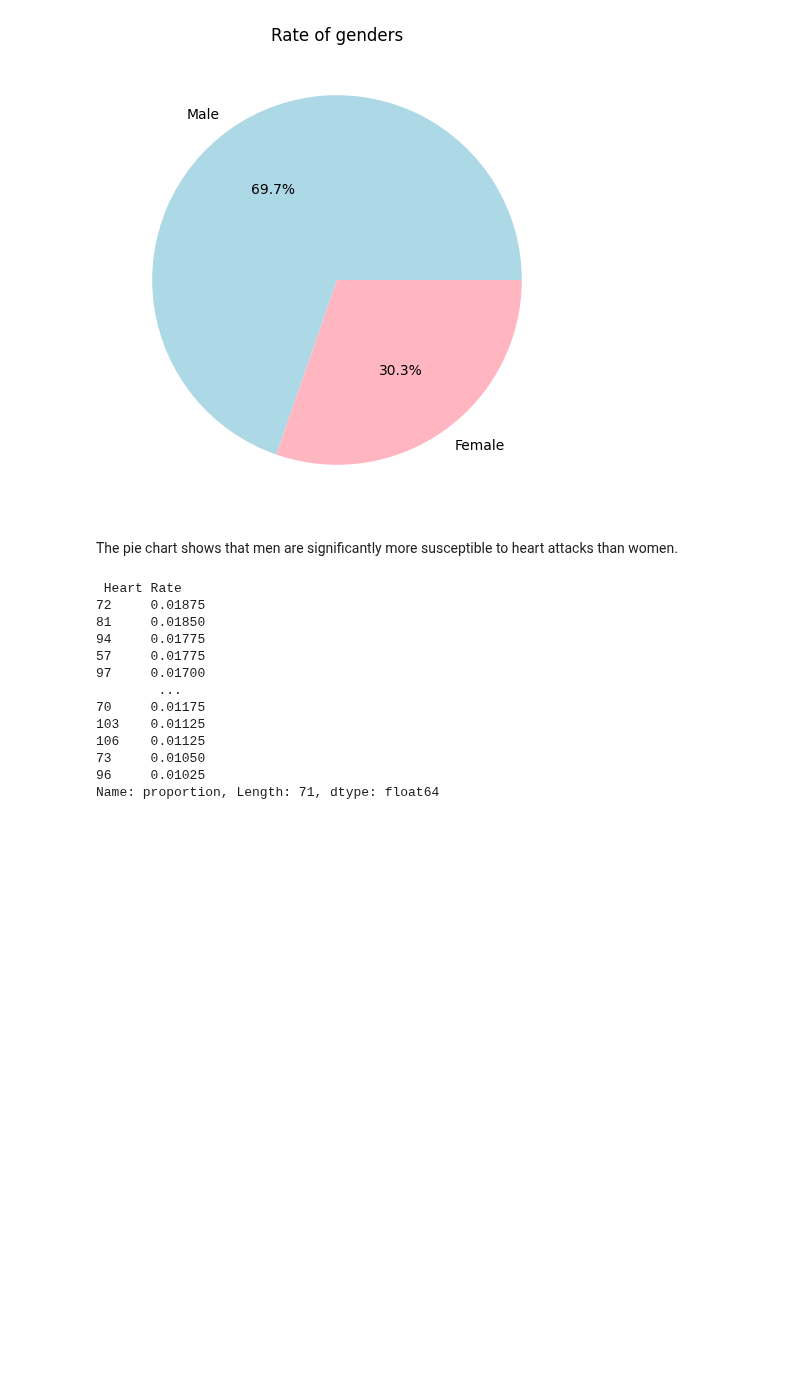
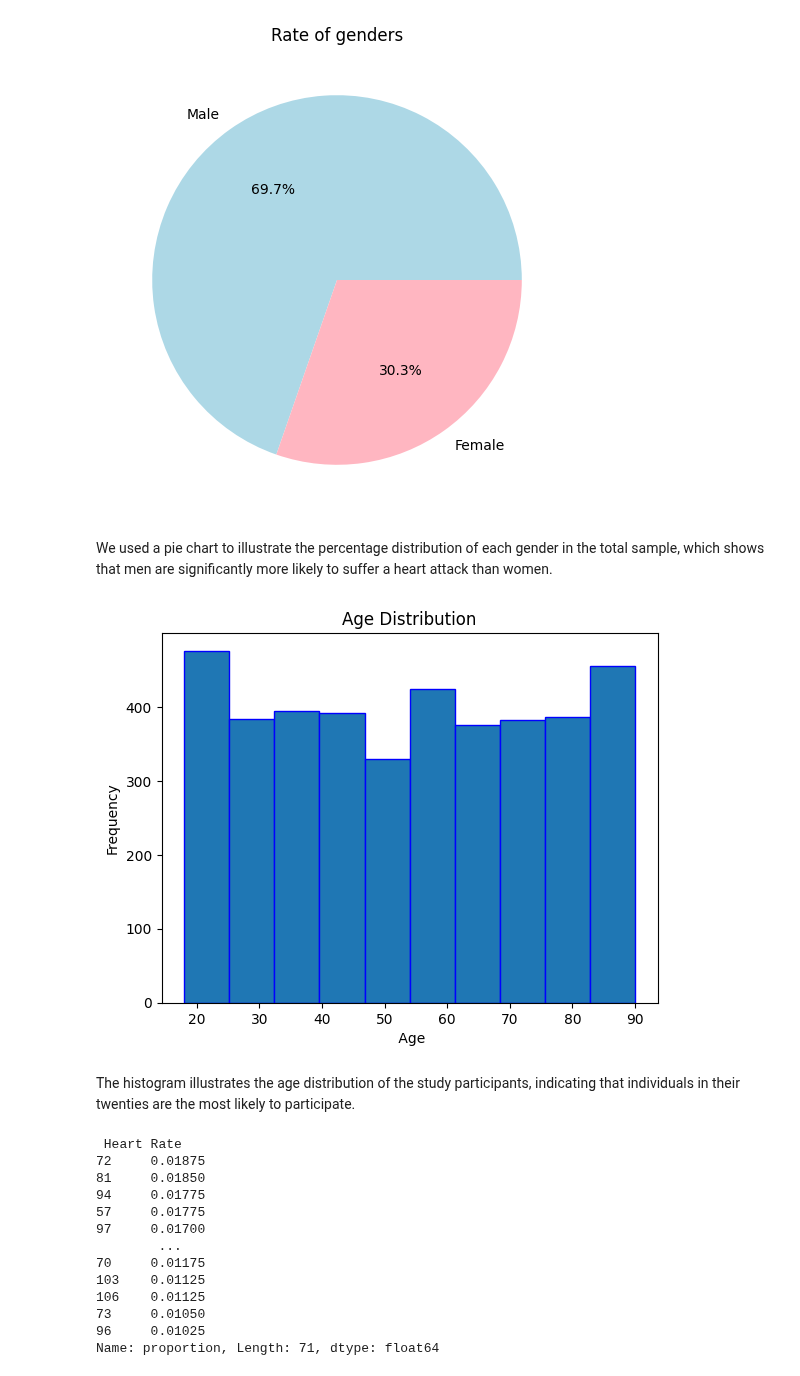
Before and after one commit to FajerAlamro/IT326-Project, a Jupyter notebook: Phase1.ipynb, the cells around one changed output. Saved outputs shown, nothing was run; the diff lists cells and outputs as text; code cells hidden in the pictures; blank space fills up the shorter version.

```diff
--- a/Phase1.ipynb
+++ b/Phase1.ipynb
@@ -146,7 +176,19 @@ Female    0.30325
 Name: proportion, dtype: float64
 [figure]
 # %% [markdown]
-The pie chart shows that men are significantly more susceptible to heart attacks than women.
+We used a pie chart to illustrate the percentage distribution of each gender in the total sample, which shows that men are significantly more likely to suffer a heart attack than women.
+# %%
+ages = df[' Age']
+plt.hist(ages , bins = 10, edgecolor = 'blue')
+plt.title('Age Distribution')
+plt.xlabel(' Age')
+plt.ylabel('Frequency')
+
+plt.show;
+# %% [output]
+[figure, added]
+# %% [markdown]
+The histogram illustrates the age distribution of the study participants, indicating that individuals in their twenties are the most likely to participate.
 # %%
 data3 = df[' Heart Rate'].value_counts(normalize=True)
 print(data3)
```
Also changed, not shown: parts of 13 cells of this notebook, 1 other file.
